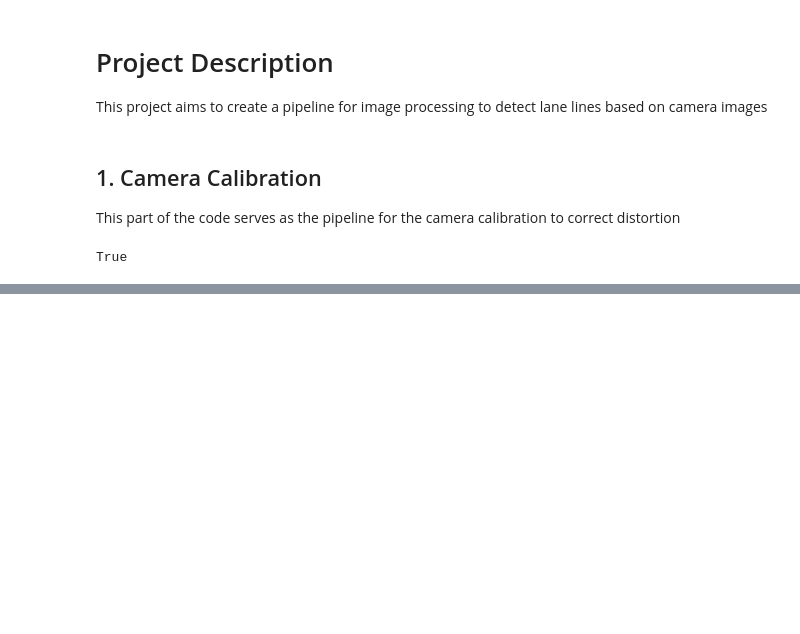
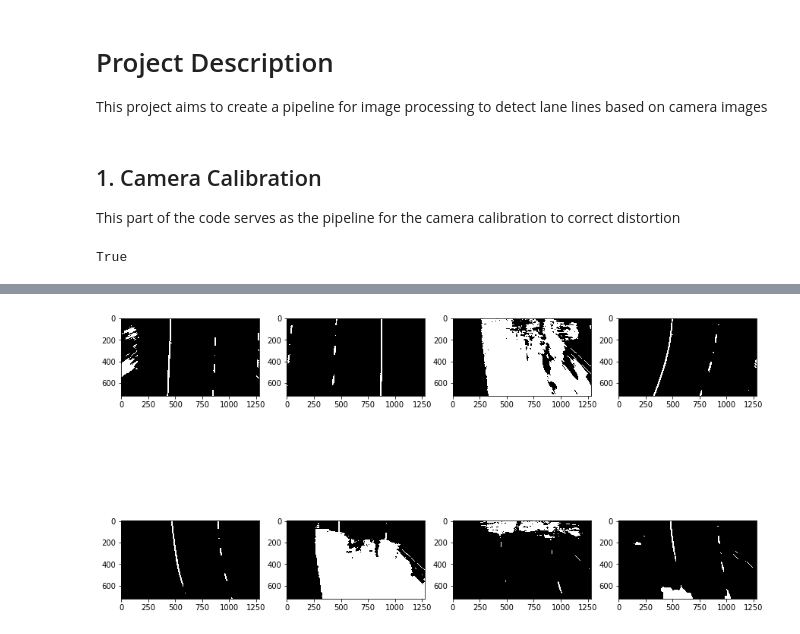
Before and after one commit to lhyleonghuiyu/CarND-Advanced-Lane-Lines, a Jupyter notebook: Project.ipynb, the cells around one changed output, grey strips where cells are left out. Saved outputs shown, nothing was run; the diff lists cells and outputs as text; code cells hidden in the pictures; blank space fills up the shorter version.

```diff
--- a/Project.ipynb
+++ b/Project.ipynb
@@ -98,0 +141,18 @@ image.shape[:-1]
+# %%
+#Check RGB Colorspace
+fig = plt.figure()
+
+thresh = (180, 255)
+
+for i in range(len(test_images)):
+    pic = cal_undistort(test_images[i], objpoints, imgpoints)
+    pic = unwarp(pic, src, dst)
+    R = pic[:,:,2]
+    binary = np.zeros_like(R)
+    binary[(R > thresh[0]) & (R <= thresh[1])] = 1
+
+    fig.add_subplot(2,4,i+1)
+
+    plt.imshow(binary, cmap='gray')
+# %% [output]
+[figure, added]
```
Also changed, not shown: parts of 15 cells of this notebook.
